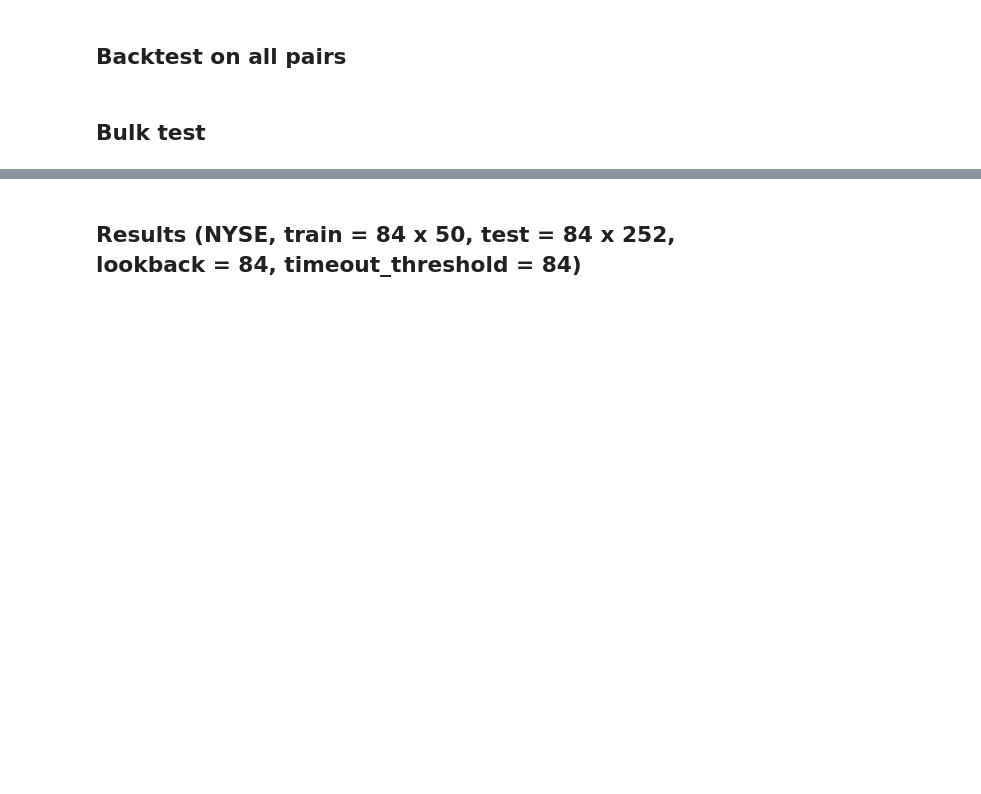
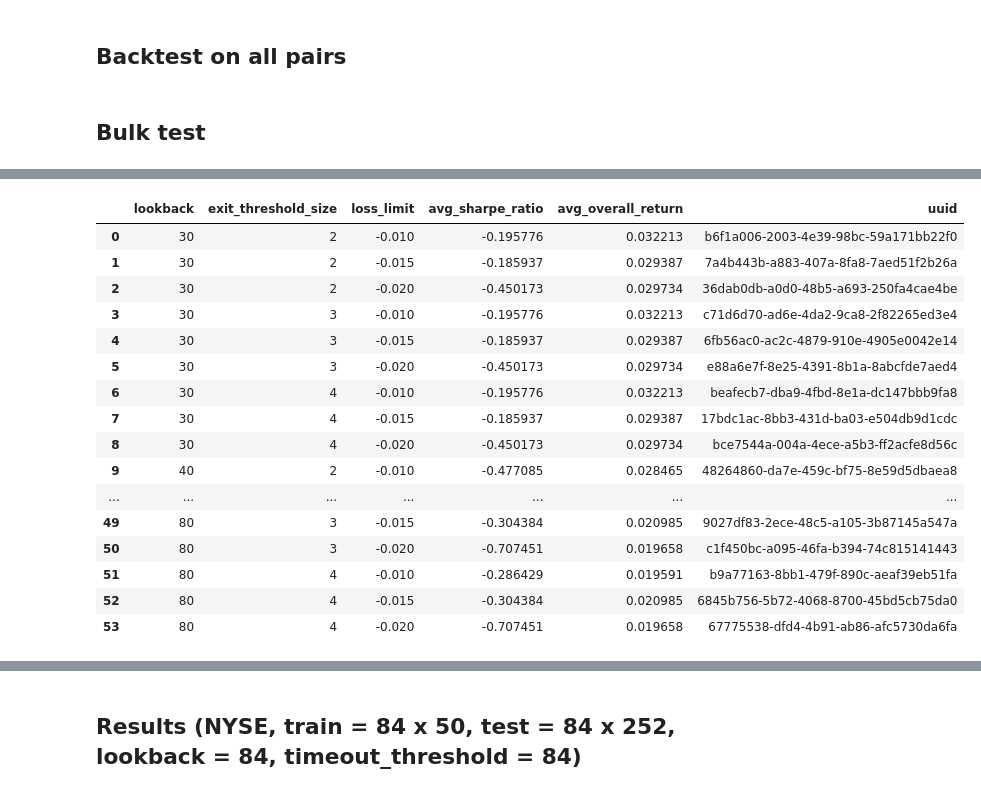
Before and after one commit to wywongbd/pairstrade-fyp-2019, a Jupyter notebook: jupyter-py/5a-Backtest-Distance-Method-Multiple-Pairs.ipynb, the cells around one changed output, grey strips where cells are left out. Cells and saved outputs as stored; diff of their text form; code cells hidden in the pictures; blank space fills up the shorter version.

```diff
--- a/jupyter-py/5a-Backtest-Distance-Method-Multiple-Pairs.ipynb
+++ b/jupyter-py/5a-Backtest-Distance-Method-Multiple-Pairs.ipynb
@@ -522,0 +531,21 @@ macro_results
+# %%
+df = pd.read_csv('../backtest-results/distance/nasdaq-tech-daily/summary.csv')
+df
+# %% [output]
+|  | lookback | exit_threshold_size | loss_limit | avg_sharpe_ratio | avg_overall_return | uuid |
+| 0 | 30 | 2 | -0.010 | -0.195776 | 0.032213 | b6f1a006-2003-4e39-98bc-59a171bb22f0 |
+| 1 | 30 | 2 | -0.015 | -0.185937 | 0.029387 | 7a4b443b-a883-407a-8fa8-7aed51f2b26a |
+| 2 | 30 | 2 | -0.020 | -0.450173 | 0.029734 | 36dab0db-a0d0-48b5-a693-250fa4cae4be |
+| 3 | 30 | 3 | -0.010 | -0.195776 | 0.032213 | c71d6d70-ad6e-4da2-9ca8-2f82265ed3e4 |
+| 4 | 30 | 3 | -0.015 | -0.185937 | 0.029387 | 6fb56ac0-ac2c-4879-910e-4905e0042e14 |
+| 5 | 30 | 3 | -0.020 | -0.450173 | 0.029734 | e88a6e7f-8e25-4391-8b1a-8abcfde7aed4 |
+| 6 | 30 | 4 | -0.010 | -0.195776 | 0.032213 | beafecb7-dba9-4fbd-8e1a-dc147bbb9fa8 |
+| 7 | 30 | 4 | -0.015 | -0.185937 | 0.029387 | 17bdc1ac-8bb3-431d-ba03-e504db9d1cdc |
+| 8 | 30 | 4 | -0.020 | -0.450173 | 0.029734 | bce7544a-004a-4ece-a5b3-ff2acfe8d56c |
+| 9 | 40 | 2 | -0.010 | -0.477085 | 0.028465 | 48264860-da7e-459c-bf75-8e59d5dbaea8 |
+| ... | ... | ... | ... | ... | ... | ... |
+| 49 | 80 | 3 | -0.015 | -0.304384 | 0.020985 | 9027df83-2ece-48c5-a105-3b87145a547a |
+| 50 | 80 | 3 | -0.020 | -0.707451 | 0.019658 | c1f450bc-a095-46fa-b394-74c815141443 |
+| 51 | 80 | 4 | -0.010 | -0.286429 | 0.019591 | b9a77163-8bb1-479f-890c-aeaf39eb51fa |
+| 52 | 80 | 4 | -0.015 | -0.304384 | 0.020985 | 6845b756-5b72-4068-8700-45bd5cb75da0 |
+| 53 | 80 | 4 | -0.020 | -0.707451 | 0.019658 | 67775538-dfd4-4b91-ab86-afc5730da6fa |
```
Also changed, not shown: parts of 12 cells of this notebook, 1 other file.
